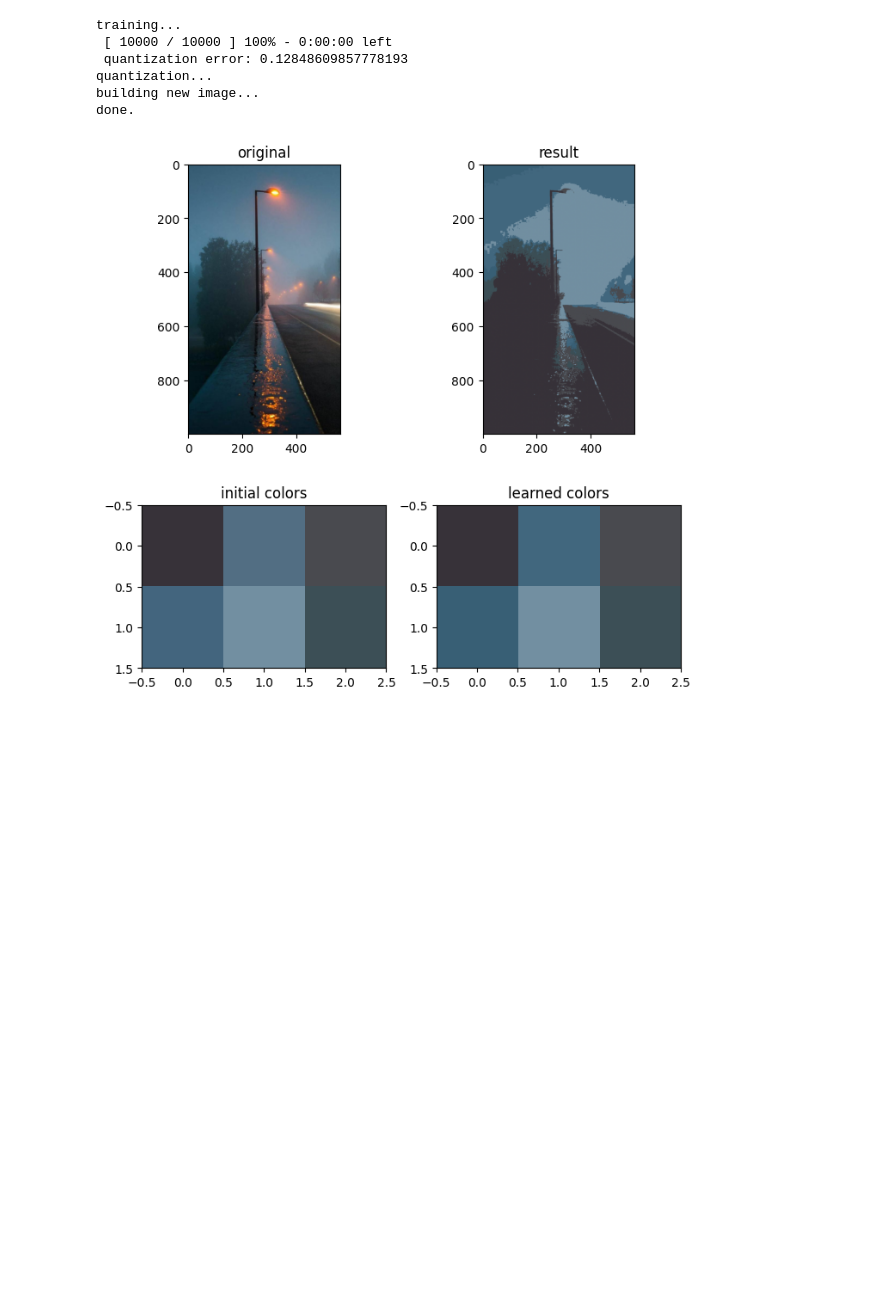
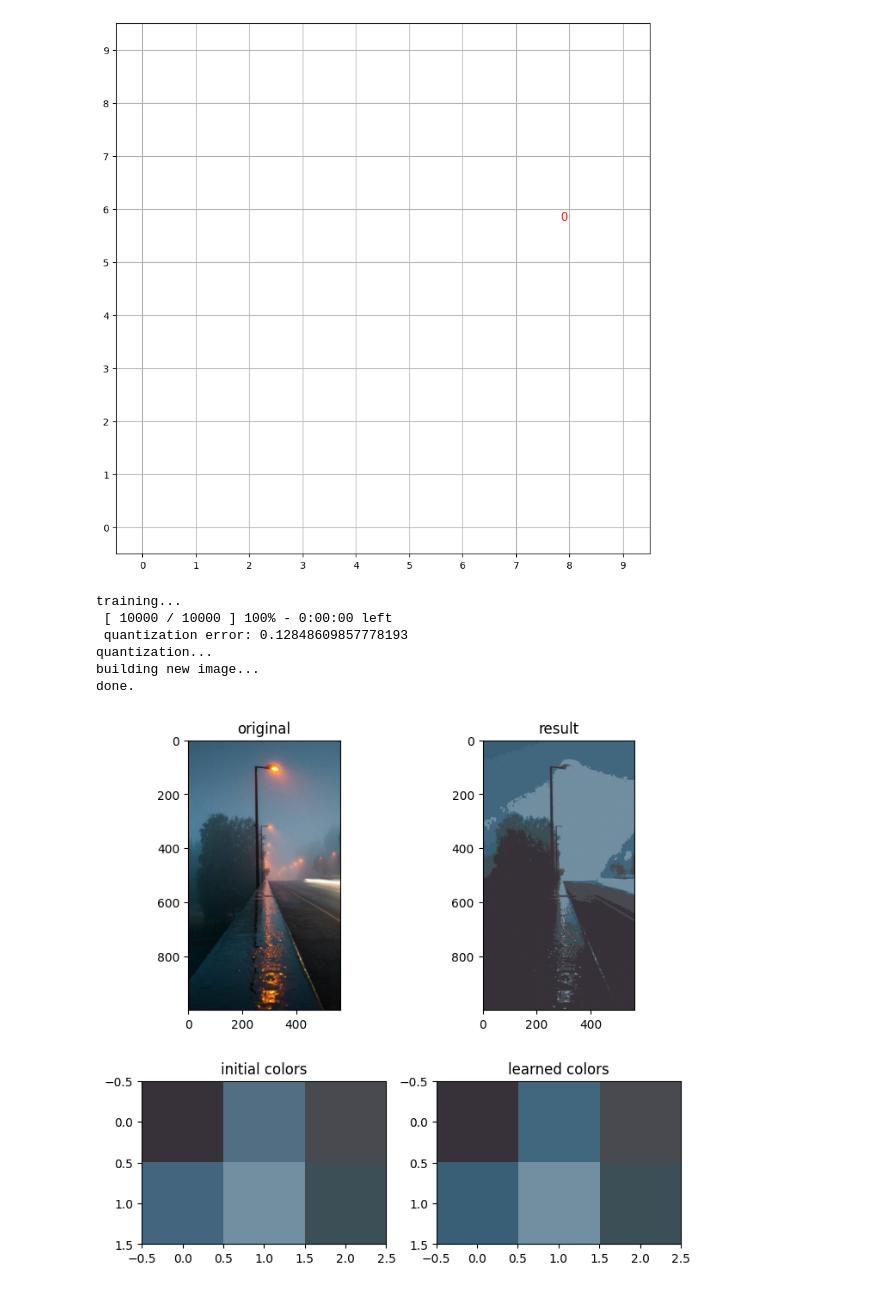
Before and after one commit to DiegoCastr00/Machine_Learning, a Jupyter notebook: Practica_4_SOM/som.ipynb, the cells around one changed output. Cells and saved outputs as stored; diff of their text form; code cells hidden in the pictures; blank space fills up the shorter version.

```diff
--- a/Practica_4_SOM/som.ipynb
+++ b/Practica_4_SOM/som.ipynb
@@ -70,3 +68,62 @@ plt.show()
+# %%
+import numpy as np
+import pandas as pd
+from sklearn.preprocessing import StandardScaler
+import matplotlib.pyplot as plt
+
+# Hiperparámetros del algoritmo
+tasa_aprendizaje = 0.4
+num_epocas = 100
+num_neuronas_x = 10
+num_neuronas_y = 10
+num_caracteristicas = 13
+
+# Carga los datos de vinos desde un archivo CSV
+data = pd.read_csv('wine.csv')
+# Convierte los datos a un arreglo NumPy
+datos = data.iloc[:, 1:].to_numpy()  # Excluye la primera columna de tipos de vino
+
+# Escala los datos para que tengan media 0 y desviación estándar 1
+scaler = StandardScaler()
+datos = scaler.fit_transform(datos)
+
+# Inicializa el mapa autoorganizativo
+mapa = np.random.rand(num_neuronas_x, num_neuronas_y, num_caracteristicas)
+
+winners = []  # Almacenar las coordenadas de las neuronas ganadoras
+y = data.iloc[:, 0] - 1
+ # Etiquetas de los vinos
+
+# Entrenamiento
+for epoca in range(num_epocas):
+    for punto in datos:
+        # Calcular la neurona ganadora (la más cercana)
+        diferencias = mapa - punto
+        distancias = np.sum(diferencias ** 2, axis=2)
+        neurona_ganadora = np.unravel_index(np.argmin(distancias), distancias.shape)
+        # Actualizar los pesos de la neurona ganadora
+        mapa[neurona_ganadora] += tasa_aprendizaje * (punto - mapa[neurona_ganadora])
+
+        winners.append(neurona_ganadora)
+
+# Convierte las coordenadas de las neuronas ganadoras en un arreglo NumPy
+winners = np.array(winners)
+
+# Gráfica de los resultados
+plt.figure(figsize=(10, 10))
+colores = ['r', 'b', 'g']  # Especifica colores para cada categoría
+plt.text(winners[i][0] + np.random.rand(), winners[i][1] + np.random.rand(), str(y[i]),
+         color=colores[int(y[i])], fontsize=12, ha='center', va='center')
+
+grid_size = (num_neuronas_x, num_neuronas_y)
+plt.xlim(0, grid_size[0])
+plt.ylim(0, grid_size[1])
+plt.xticks(np.arange(0.5, grid_size[0], 1), range(grid_size[0]))
+plt.yticks(np.arange(0.5, grid_size[1], 1), range(grid_size[1]))
+plt.grid()
+plt.show()
+# %% [output]
+[figure, added]
 # %%
 from minisom import MiniSom
 
```
Also changed, not shown: parts of 1 cell of this notebook.
